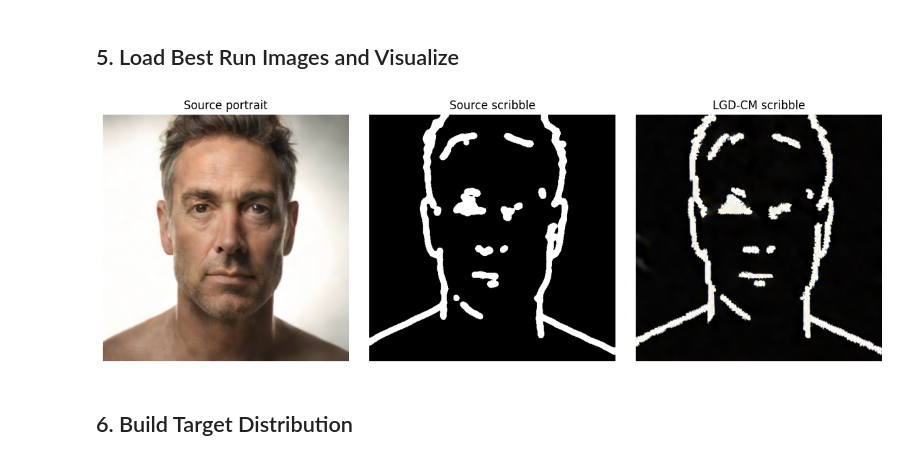
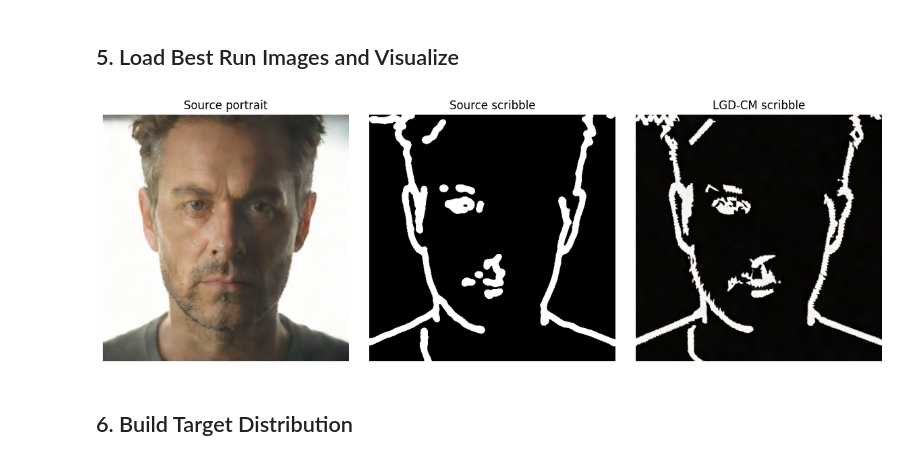
Before and after one commit to orineo1/conditional-matching-paper, a Jupyter notebook: SD_cond_SD_controlnet/eval_scribble_ratio.ipynb, the cells around one changed output. Saved outputs shown, nothing was run; the diff lists cells and outputs as text; code cells hidden in the pictures.

```diff
--- a/SD_cond_SD_controlnet/eval_scribble_ratio.ipynb
+++ b/SD_cond_SD_controlnet/eval_scribble_ratio.ipynb
@@ -290,30 +290,30 @@ def evaluate_distribution_mmd(latent, architect_vae, architect_image_processor,
 ## 5. Load Best Run Images and Visualize
 # %%
 
-best_jid = 44430629
+best_jid = 44430631
 run_dir  = Path(RUNS_ROOT) / f"dps_main_{best_jid}"
 
 
 lgd_img    = Image.open(run_dir / "final_scribble_lgd_cm.png")
 source_scribble    = Image.open(run_dir / "scribble.png")
 source_img = Image.open(run_dir / "source_portrait.png")
 
 fig, axes = plt.subplots(1, 3, figsize=(12, 4))
 for ax, img,title in zip(
     axes,
     [source_img, source_scribble,lgd_img],
     ['Source portrait', 'Source scribble','LGD-CM scribble'],
 ):
     ax.imshow(img);
     ax.axis('off');
     ax.set_title(title)
 
 plt.tight_layout(); display(fig); plt.close()
 
 # ── Use LGD-CM scribble as scribble_pil_1, regular as scribble_pil_2 ──
 scribble_pil_1 = lgd_img
 # %% [output]
-[figure, old version]
+[figure, new version]
 # %% [markdown]
 ## 6. Build Target Distribution
 # %%
```
Also changed, not shown: parts of 9 cells of this notebook.
